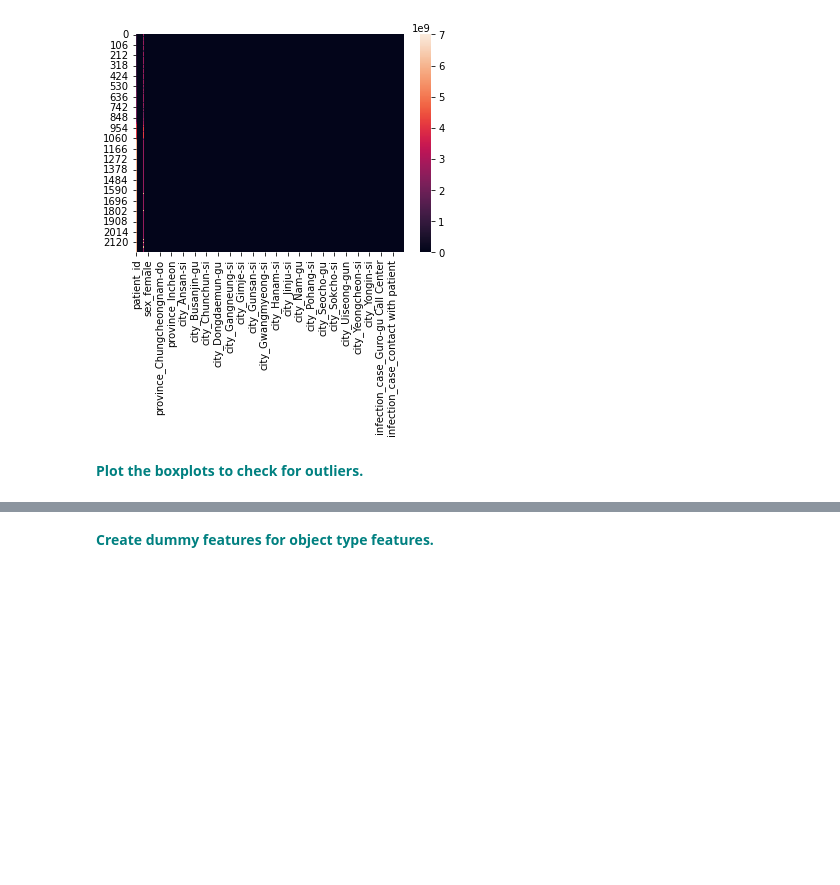
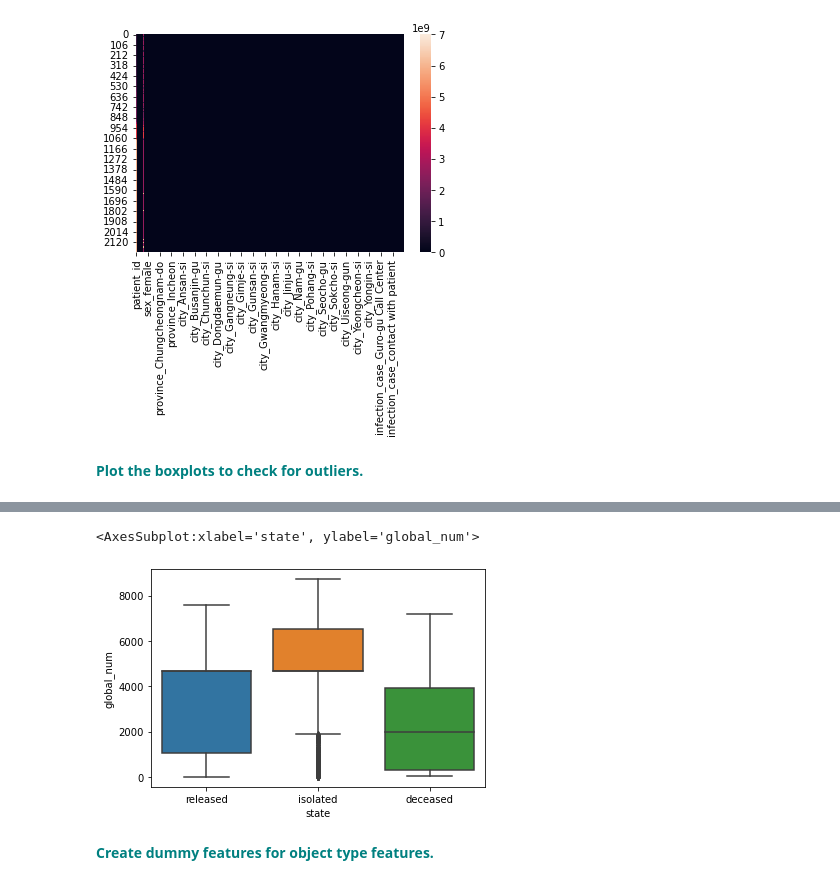
Before and after one commit to Thaps/DataScienceGuidedCapstone, a Jupyter notebook: Unit14SupervisedLearning/RandomForestCovidCaseStudy/RandomForest_casestudy_covid19.ipynb, the cells around one changed output, grey strips where cells are left out. Saved outputs shown, nothing was run; the diff lists cells and outputs as text; code cells hidden in the pictures; blank space fills up the shorter version.

```diff
--- a/Unit14SupervisedLearning/RandomForestCovidCaseStudy/RandomForest_casestudy_covid19.ipynb
+++ b/Unit14SupervisedLearning/RandomForestCovidCaseStudy/RandomForest_casestudy_covid19.ipynb
@@ -469,3 +469,8 @@ sns.boxplot(data=df)
+# %%
+sns.boxplot(data=df, y='global_num', x='state')
+# %% [output]
+<AxesSubplot:xlabel='state', ylabel='global_num'>
+[figure, added]
 # %% [markdown]
 **<font color='teal'> Create dummy features for object type features. </font>**
 # %%
```
Also changed, not shown: parts of 2 cells of this notebook.
